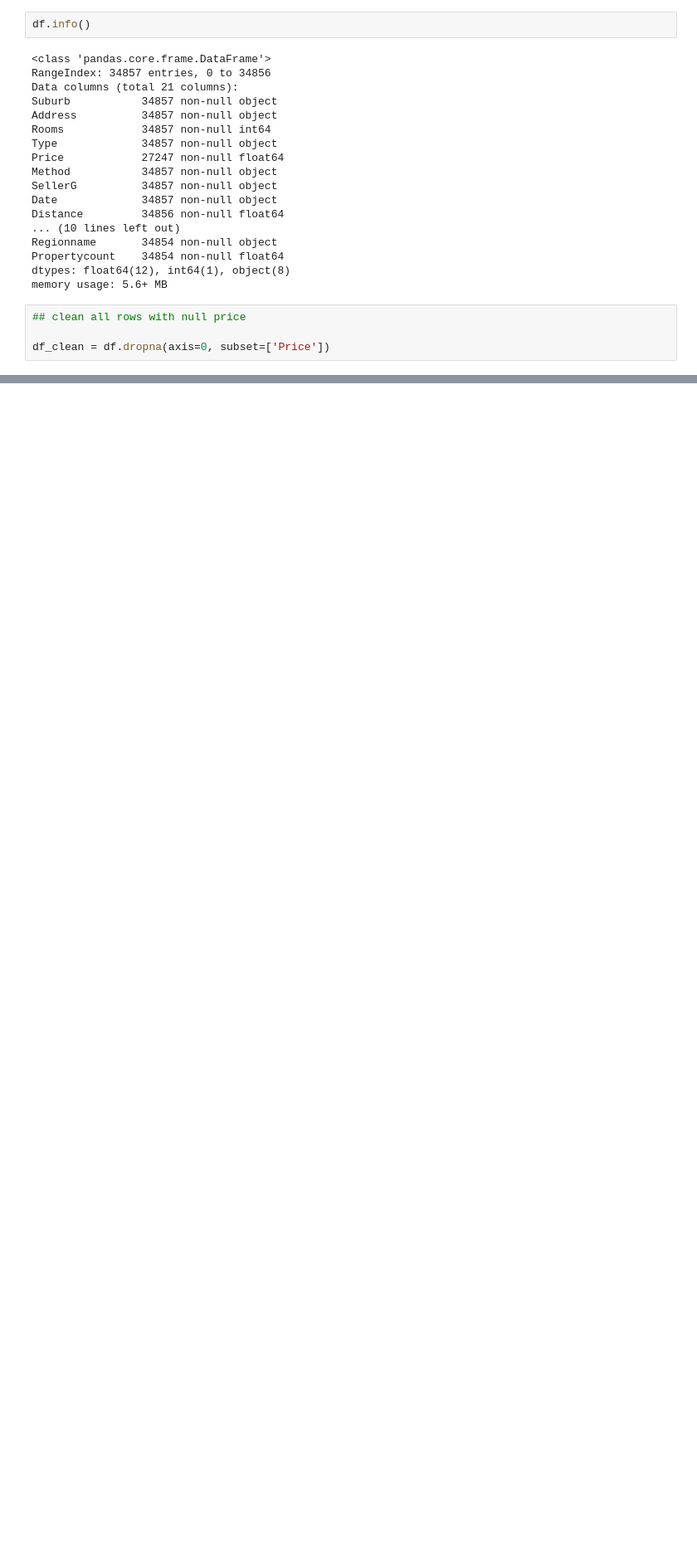
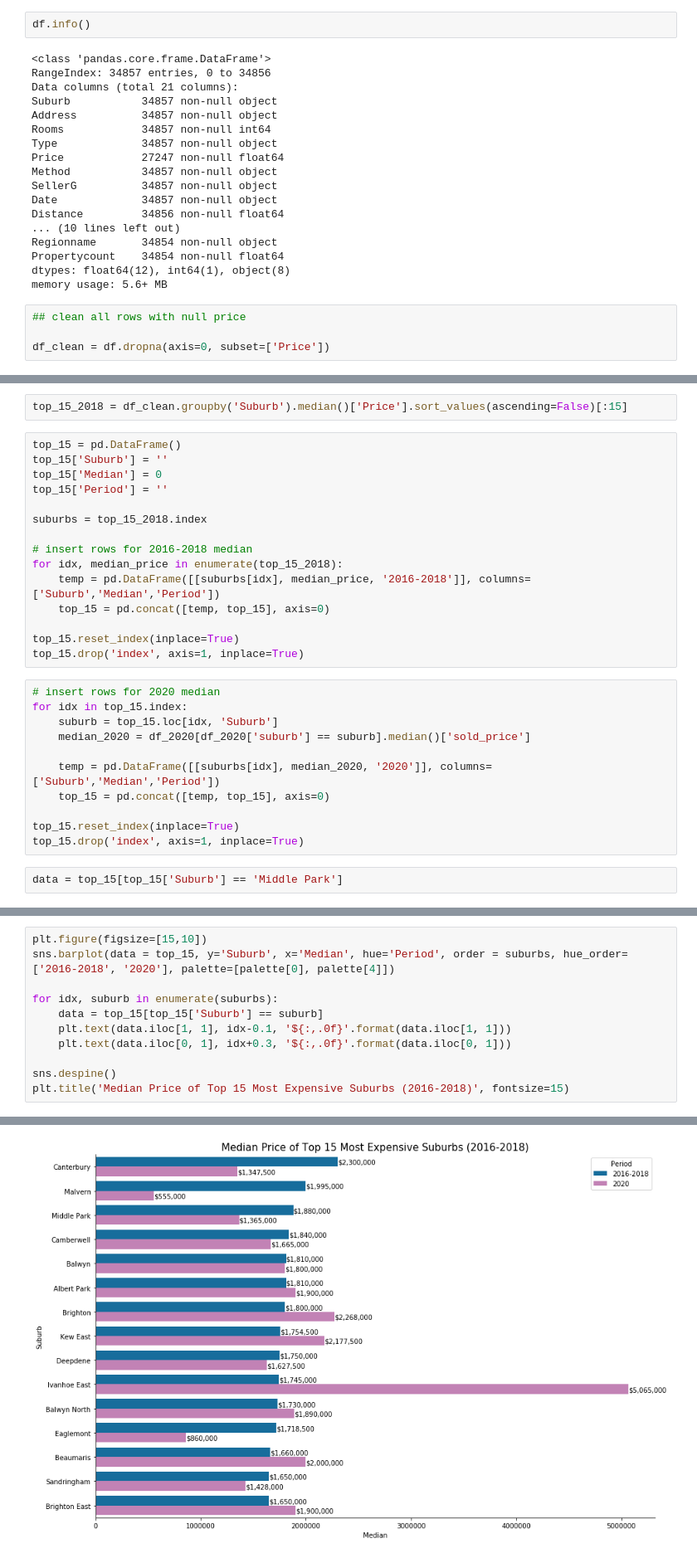
Before and after one commit to albertsundjaja/melbourne-house-price, a Jupyter notebook: data_preparation.ipynb, the cells around one changed output, grey strips where cells are left out. Shown at 83% size. Cells and saved outputs as stored; diff of their text form; blank space fills up the shorter version.

```diff
--- a/data_preparation.ipynb
+++ b/data_preparation.ipynb
@@ -74,0 +287,30 @@ df_clean.drop(columns=['Address', ])
+# %%
+top_15_2018 = df_clean.groupby('Suburb').median()['Price'].sort_values(ascending=False)[:15]
+# %%
+top_15 = pd.DataFrame()
+top_15['Suburb'] = ''
+top_15['Median'] = 0
+top_15['Period'] = ''
+
+suburbs = top_15_2018.index
+
+# insert rows for 2016-2018 median
+for idx, median_price in enumerate(top_15_2018):
+    temp = pd.DataFrame([[suburbs[idx], median_price, '2016-2018']], columns=['Suburb','Median','Period'])
+    top_15 = pd.concat([temp, top_15], axis=0)
+
+top_15.reset_index(inplace=True)
+top_15.drop('index', axis=1, inplace=True)
+# %%
+# insert rows for 2020 median
+for idx in top_15.index:
+    suburb = top_15.loc[idx, 'Suburb']
+    median_2020 = df_2020[df_2020['suburb'] == suburb].median()['sold_price']
+
+    temp = pd.DataFrame([[suburbs[idx], median_2020, '2020']], columns=['Suburb','Median','Period'])
+    top_15 = pd.concat([temp, top_15], axis=0)
+
+top_15.reset_index(inplace=True)
+top_15.drop('index', axis=1, inplace=True)
+# %%
+data = top_15[top_15['Suburb'] == 'Middle Park']
@@ -74,0 +321,12 @@ df_clean.drop(columns=['Address', ])
+# %%
+plt.figure(figsize=[15,10])
+sns.barplot(data = top_15, y='Suburb', x='Median', hue='Period', order = suburbs, hue_order=['2016-2018', '2020'], palette=[palette[0], palette[4]])
+
+for idx, suburb in enumerate(suburbs):
+    data = top_15[top_15['Suburb'] == suburb]
+    plt.text(data.iloc[1, 1], idx-0.1, '${:,.0f}'.format(data.iloc[1, 1]))
+    plt.text(data.iloc[0, 1], idx+0.3, '${:,.0f}'.format(data.iloc[0, 1]))
+
+sns.despine()
+plt.title('Median Price of Top 15 Most Expensive Suburbs (2016-2018)', fontsize=15)
+# %% [output]
@@ -74,0 +334 @@ df_clean.drop(columns=['Address', ])
+[figure, added]
```
Also changed, not shown: parts of 56 cells of this notebook, 2 other files.
